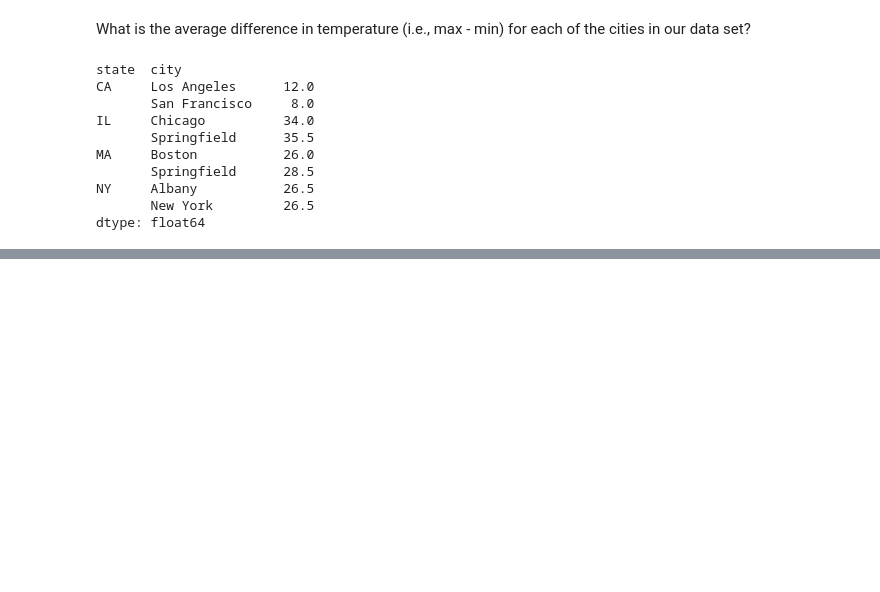
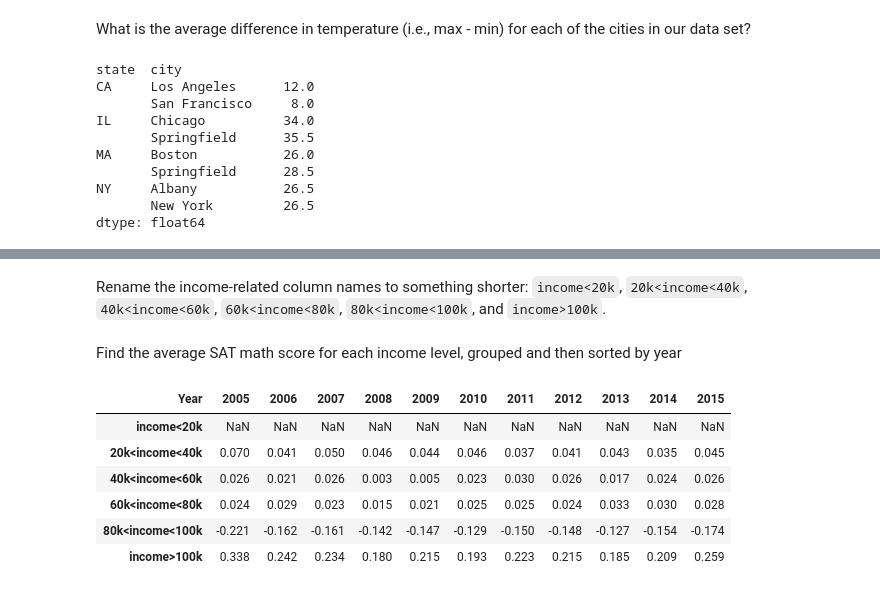
Before and after one commit to valatwork/excel-with-python-and-r, a Jupyter notebook: project/011P-workout-7.ipynb, the cells around one changed output, grey strips where cells are left out. Saved outputs shown, nothing was run; the diff lists cells and outputs as text; code cells hidden in the pictures; blank space fills up the shorter version.

```diff
--- a/project/011P-workout-7.ipynb
+++ b/project/011P-workout-7.ipynb
@@ -146,0 +173,3 @@ dtype: float64
+# %% [markdown]
+Rename the income-related column names to something shorter:
+`income<20k`, `20k<income<40k`, `40k<income<60k`, `60k<income<80k`, `80k<income<100k`, and `income>100k`.
@@ -146,0 +185,26 @@ dtype: float64
+# %% [markdown]
+Find the average SAT math score for each income level, grouped and then
+sorted by year
+# %%
+(
+    df
+    .groupby('Year')
+    [['income<20k',
+      '20k<income<40k',
+      '40k<income<60k',
+      '60k<income<80k',
+      '80k<income<100k',
+      'income>100k']]
+    .mean()
+    .T
+    .pct_change()
+    .round(3)
+)
+# %% [output]
+| Year | 2005 | 2006 | 2007 | 2008 | 2009 | 2010 | 2011 | 2012 | 2013 | 2014 | 2015 |
+| income<20k | NaN | NaN | NaN | NaN | NaN | NaN | NaN | NaN | NaN | NaN | NaN |
+| 20k<income<40k | 0.070 | 0.041 | 0.050 | 0.046 | 0.044 | 0.046 | 0.037 | 0.041 | 0.043 | 0.035 | 0.045 |
+| 40k<income<60k | 0.026 | 0.021 | 0.026 | 0.003 | 0.005 | 0.023 | 0.030 | 0.026 | 0.017 | 0.024 | 0.026 |
+| 60k<income<80k | 0.024 | 0.029 | 0.023 | 0.015 | 0.021 | 0.025 | 0.025 | 0.024 | 0.033 | 0.030 | 0.028 |
+| 80k<income<100k | -0.221 | -0.162 | -0.161 | -0.142 | -0.147 | -0.129 | -0.150 | -0.148 | -0.127 | -0.154 | -0.174 |
+| income>100k | 0.338 | 0.242 | 0.234 | 0.180 | 0.215 | 0.193 | 0.223 | 0.215 | 0.185 | 0.209 | 0.259 |
```
Also changed, not shown: parts of 21 cells of this notebook.
